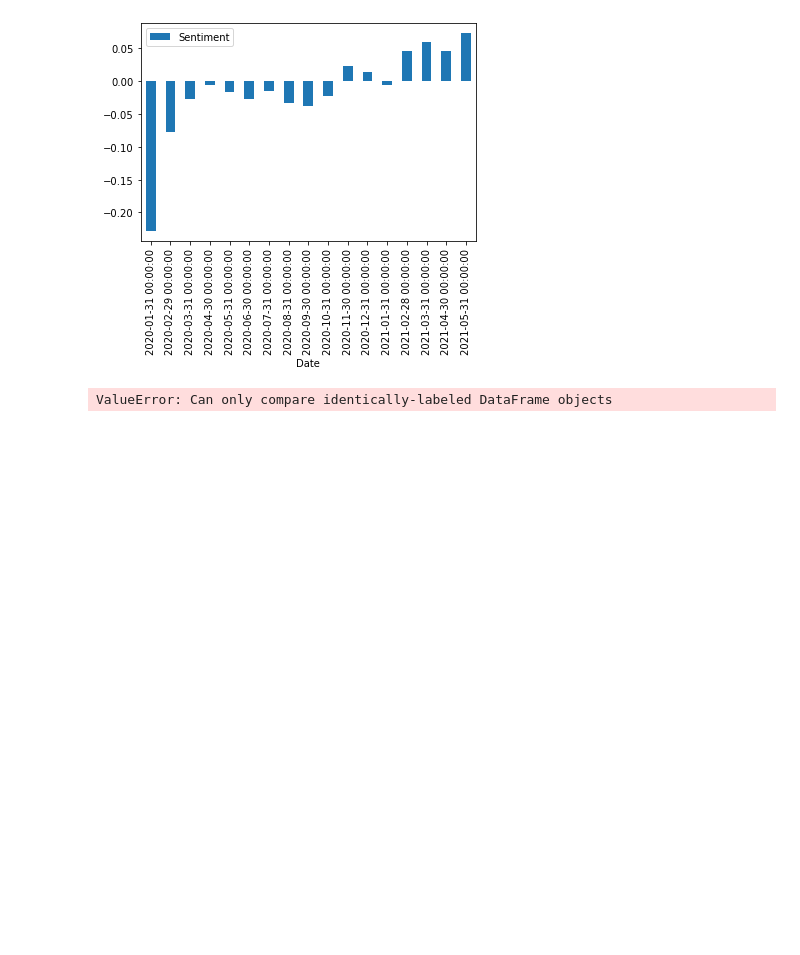
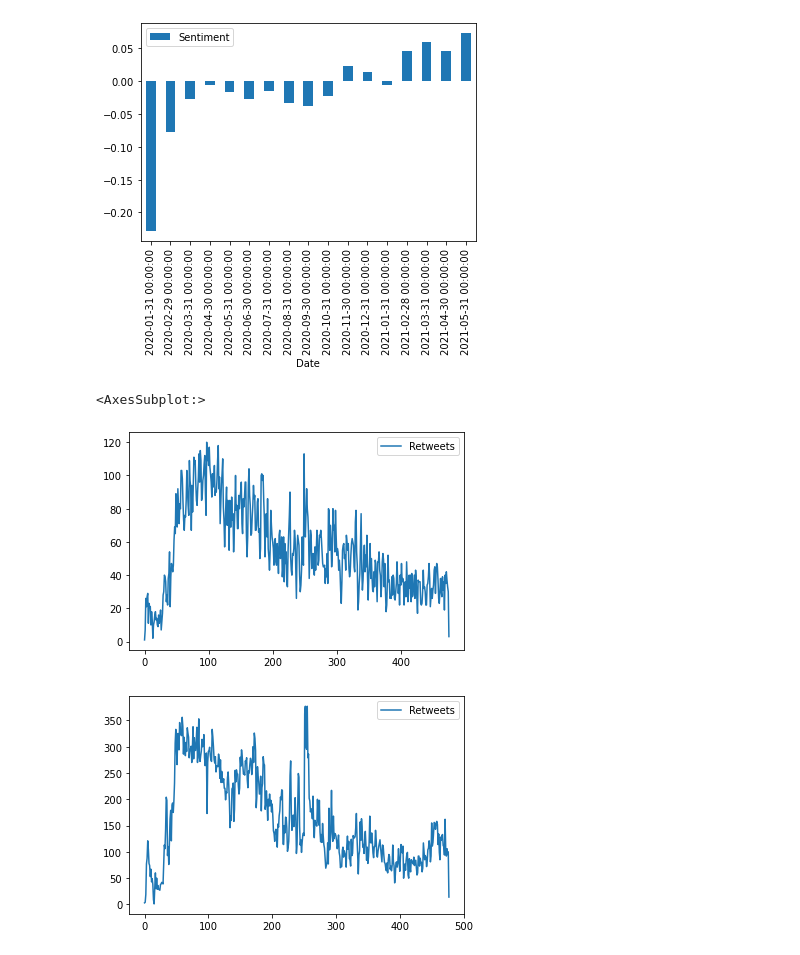
Before and after one commit to Buzzerage/SD_BigDataChallenge, a Jupyter notebook: notebook/queries.ipynb, the cells around one changed output. Saved outputs shown, nothing was run; the diff lists cells and outputs as text; code cells hidden in the pictures; blank space fills up the shorter version.

```diff
--- a/notebook/queries.ipynb
+++ b/notebook/queries.ipynb
@@ -68,12 +66,15 @@ monthSent.plot(kind='bar',x='Date',y='Sentiment')
 <AxesSubplot:xlabel='Date'>
 [figure]
 # %%
-# Difference between tweets and retweets per day
+# tweets and retweets per day
 tweets = fulldf[(fulldf['Retweet'] == False)]
 tweets = pd.concat([tweets['Retweet']], axis=1, keys=['Retweets']).groupby(tweets["Date"]).count().reset_index()
 retweets = fulldf[(fulldf['Retweet'] == True)]
 retweets = pd.concat([retweets['Retweet']], axis=1, keys=['Retweets']).groupby(retweets["Date"]).count().reset_index()
 
-tweets.compare(retweets)
+tweets.plot()
+retweets.plot()
 # %% [output]
-ValueError: Can only compare identically-labeled DataFrame objects
+<AxesSubplot:>
+[figure, added]
+[figure, added]
```
Also changed, not shown: parts of 5 cells of this notebook.
